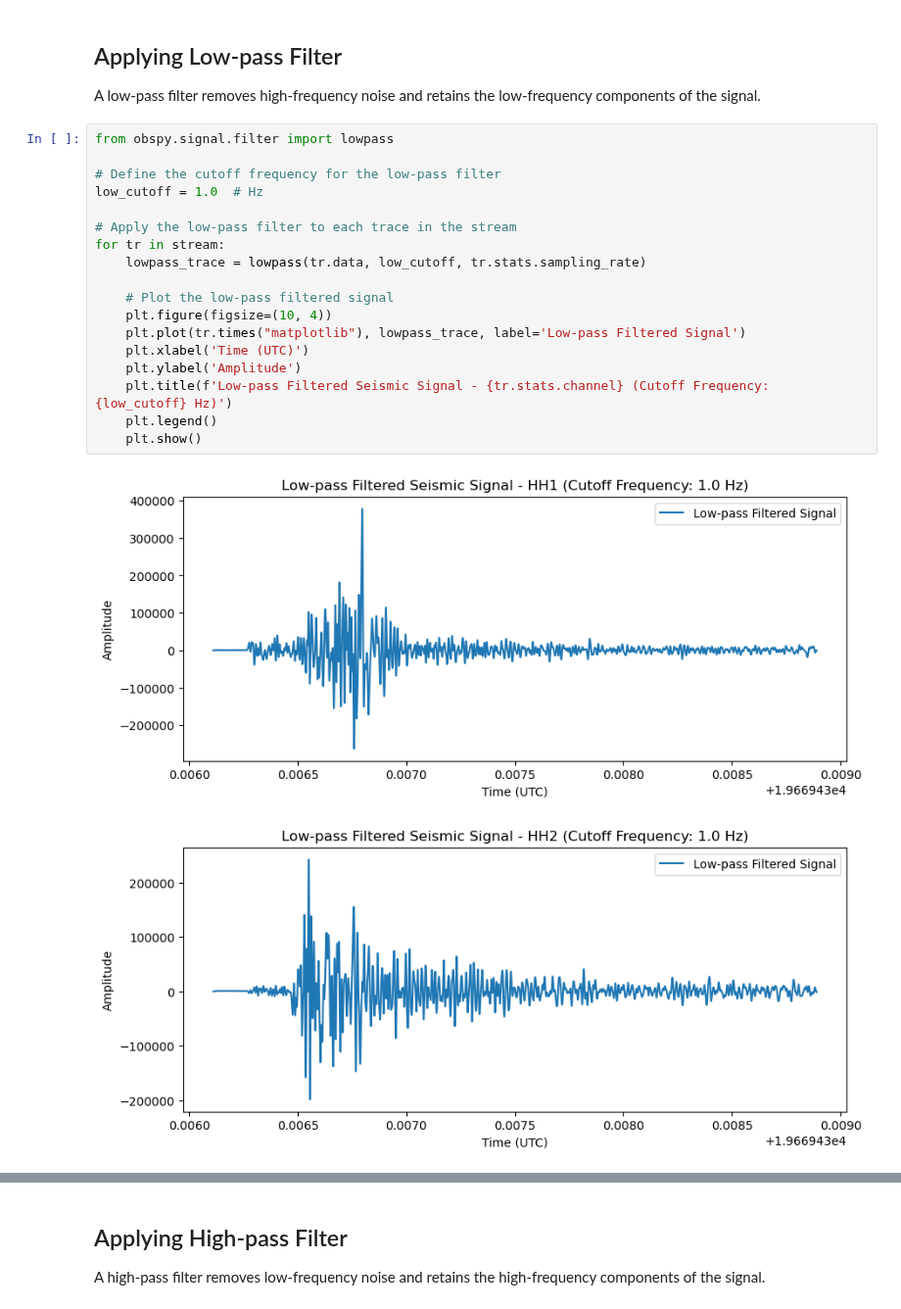
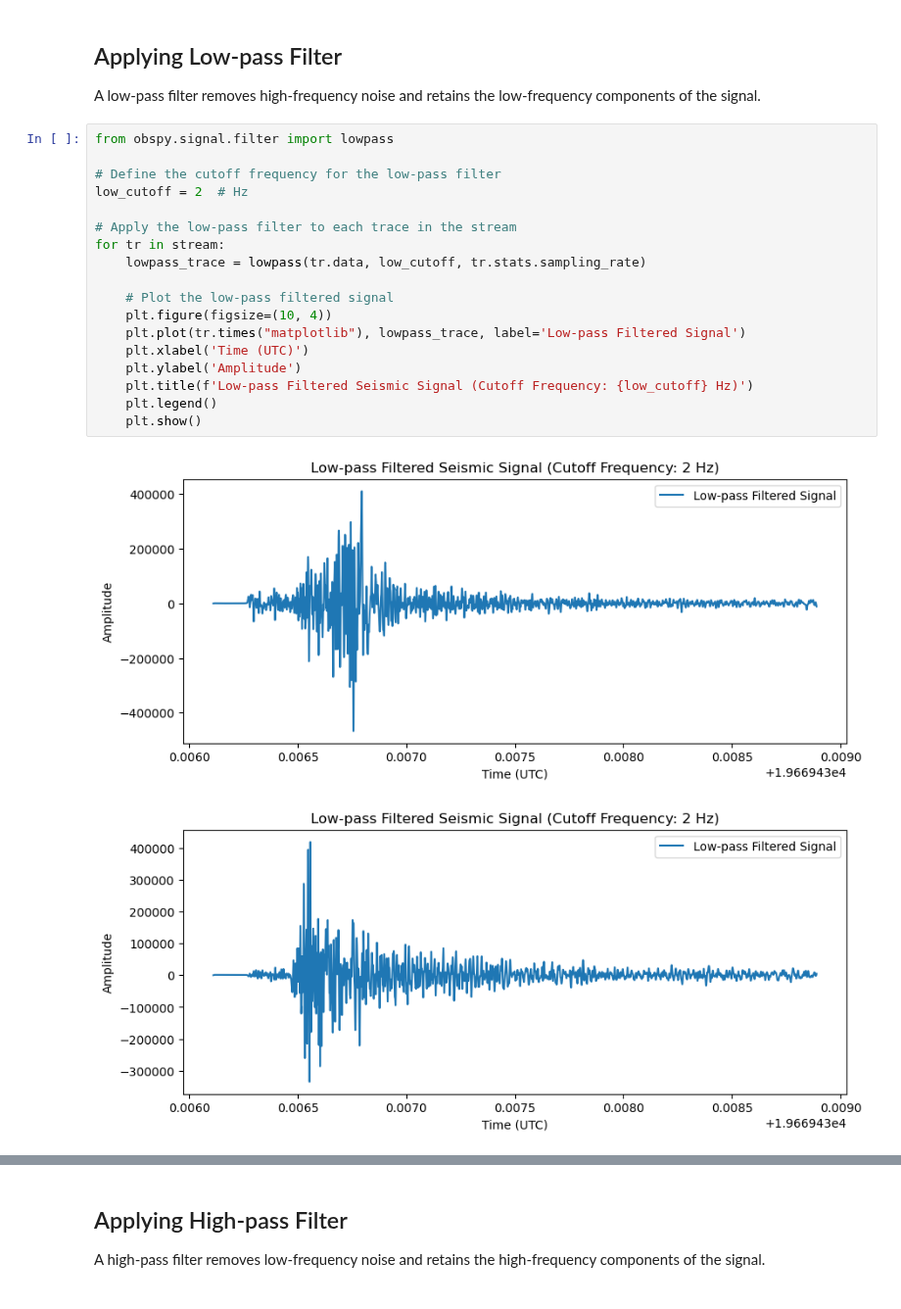
Before and after one commit to EarthScope/GeoLab, a Jupyter notebook: notebooks/Community_Notebooks/SAGE/Signal_Processing.ipynb, the cells around one changed output, grey strips where cells are left out. Shown at 98% size. Drawn from its saved outputs; the diff is of its cells as text.

```diff
--- a/notebooks/Community_Notebooks/SAGE/Signal_Processing.ipynb
+++ b/notebooks/Community_Notebooks/SAGE/Signal_Processing.ipynb
@@ -93,21 +93,21 @@ A low-pass filter removes high-frequency noise and retains the low-frequency com
 # %%
 from obspy.signal.filter import lowpass
 
 # Define the cutoff frequency for the low-pass filter
-low_cutoff = 1.0  # Hz
+low_cutoff = 2  # Hz
 
 # Apply the low-pass filter to each trace in the stream
 for tr in stream:
     lowpass_trace = lowpass(tr.data, low_cutoff, tr.stats.sampling_rate)
 
     # Plot the low-pass filtered signal
     plt.figure(figsize=(10, 4))
     plt.plot(tr.times("matplotlib"), lowpass_trace, label='Low-pass Filtered Signal')
     plt.xlabel('Time (UTC)')
     plt.ylabel('Amplitude')
-    plt.title(f'Low-pass Filtered Seismic Signal - {tr.stats.channel} (Cutoff Frequency: {low_cutoff} Hz)')
+    plt.title(f'Low-pass Filtered Seismic Signal (Cutoff Frequency: {low_cutoff} Hz)')
     plt.legend()
     plt.show()
 # %% [output]
-[figure, old version]
+[figure, new version]
-[figure, old version]
+[figure, new version]
```
Also changed, not shown: parts of 8 cells of this notebook.
